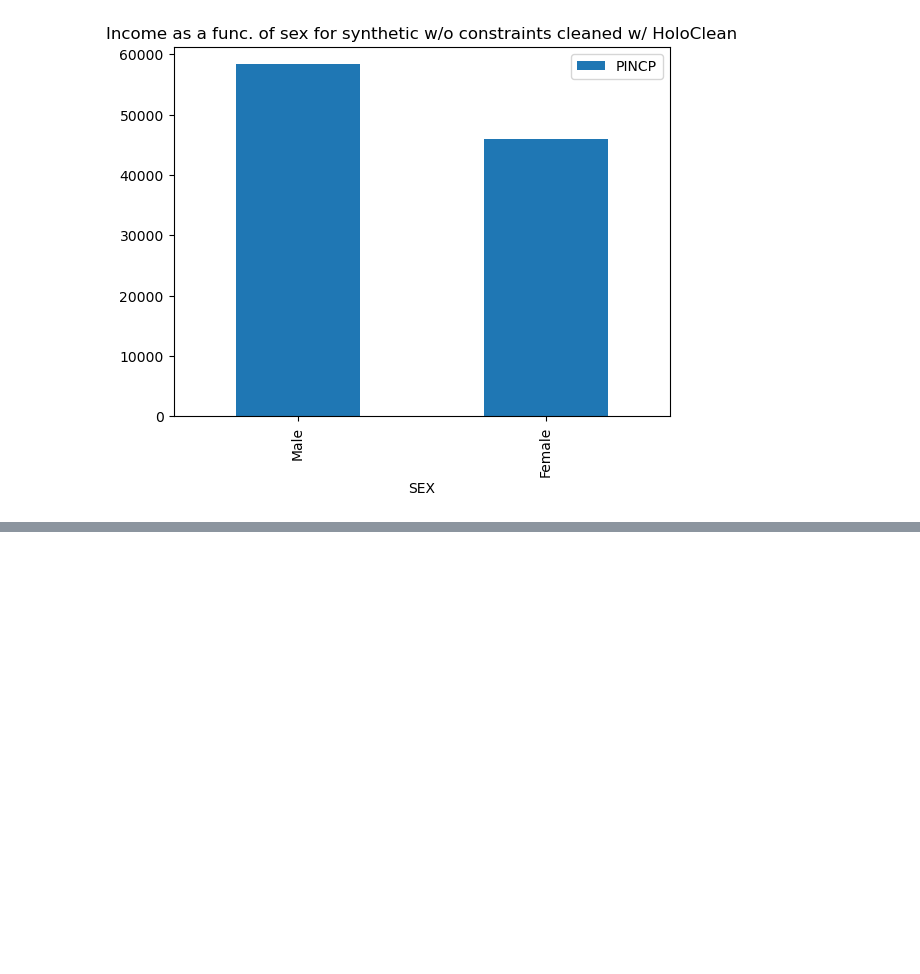
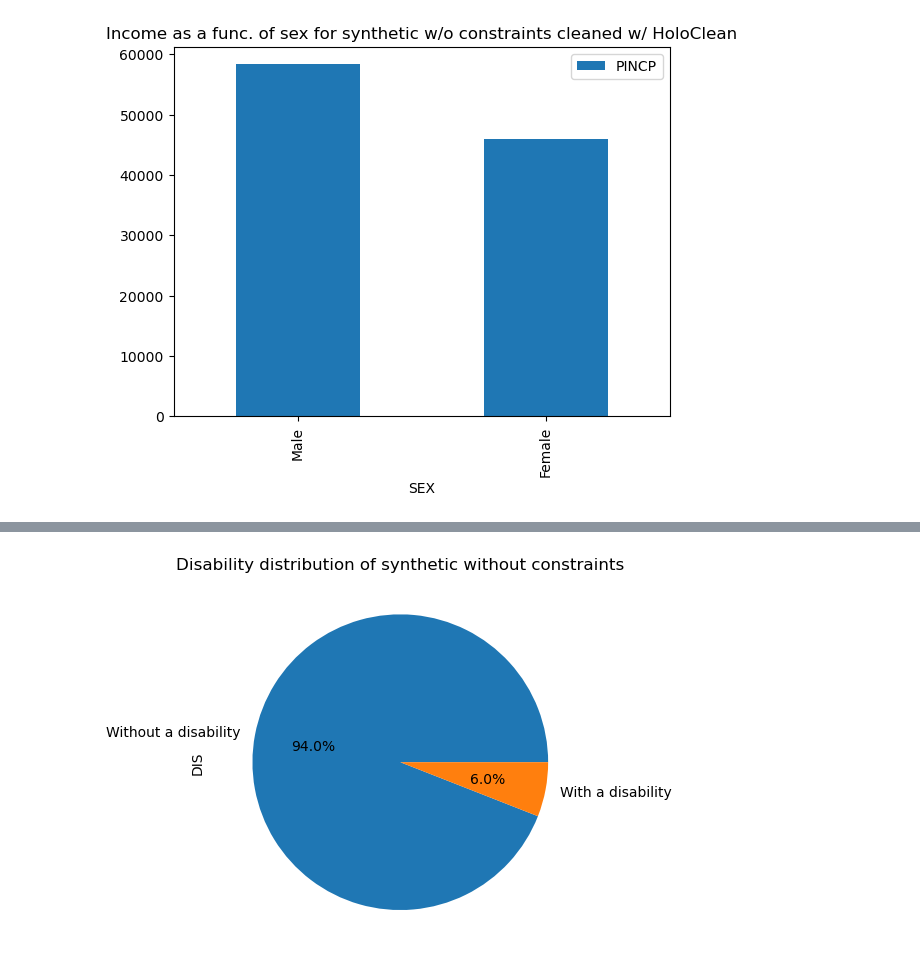
Before and after one commit to kushagraghosh/DataRepairAndFairness, a Jupyter notebook: data_repair_and_fairness.ipynb, the cells around one changed output, grey strips where cells are left out. Cells and saved outputs as stored; diff of their text form; code cells hidden in the pictures; blank space fills up the shorter version.

```diff
--- a/data_repair_and_fairness.ipynb
+++ b/data_repair_and_fairness.ipynb
@@ -422,0 +559,7 @@ fig.savefig('income-sex-holoclean.png', bbox_inches='tight')
+# %%
+fig, axs = plt.subplots(1,1)
+piechart("Disability distribution of synthetic without constraints", synthetic_data, axs, 'DIS', dis_label_mapping)
+plt.show()
+fig.savefig('plots/disability-synthetic-without-constraints.png', bbox_inches='tight')
+# %% [output]
+[figure, added]
```
Also changed, not shown: parts of 36 cells of this notebook, 27 other files.
